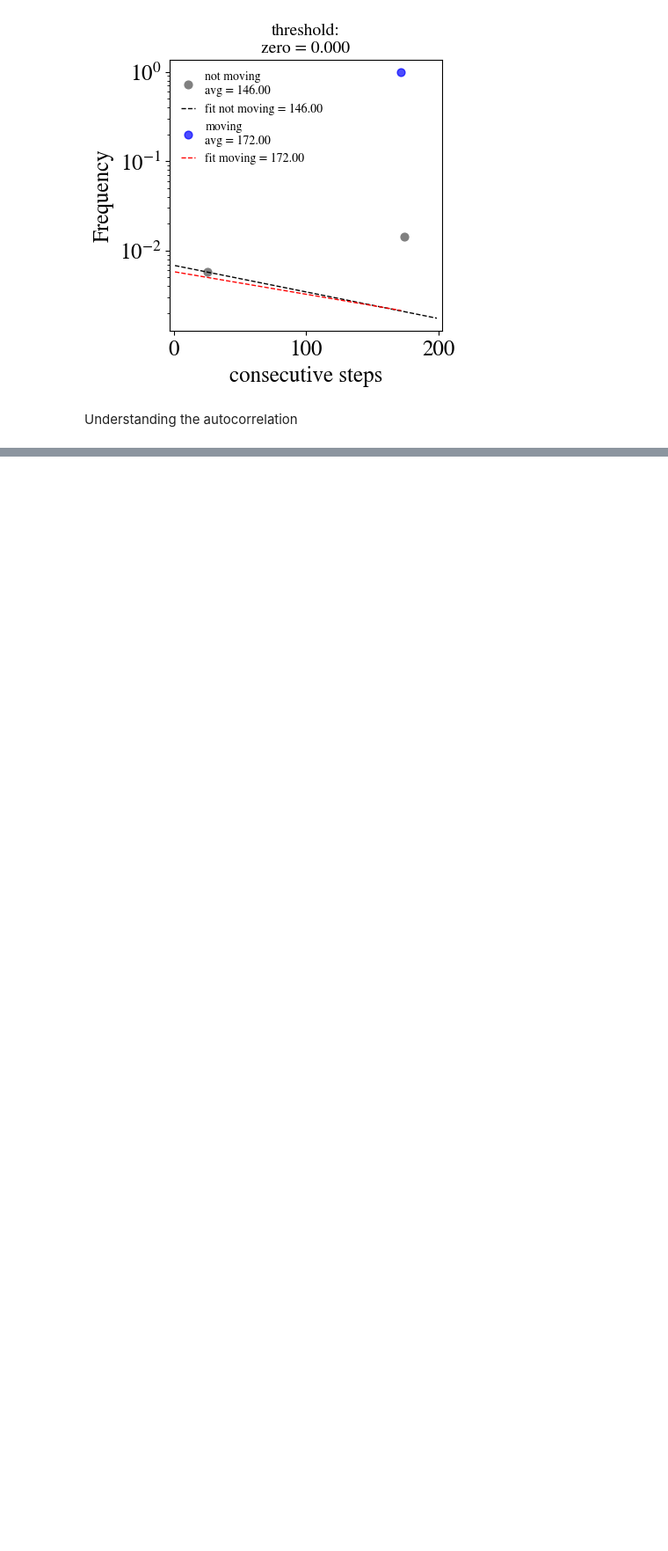
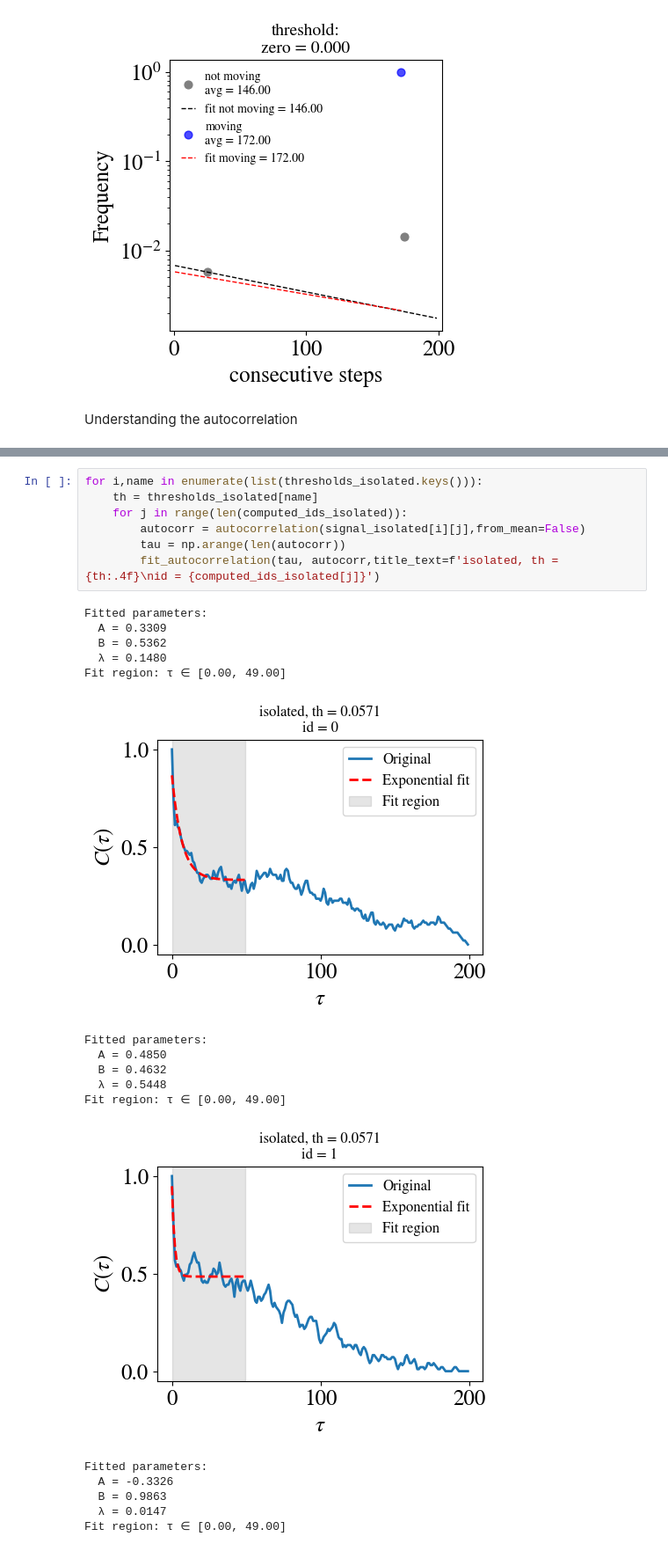
Before and after one commit to jannesantana/bacteria, a Jupyter notebook: threshold_analysis.ipynb, the cells around one changed output, grey strips where cells are left out. Shown at 88% size. Drawn from its saved outputs; the diff is of its cells as text; blank space fills up the shorter version.

```diff
--- a/threshold_analysis.ipynb
+++ b/threshold_analysis.ipynb
@@ -740,0 +782,25 @@ for i,name in enumerate(list(thresholds_isolated.keys())):
+# %%
+for i,name in enumerate(list(thresholds_isolated.keys())):
+    th = thresholds_isolated[name]
+    for j in range(len(computed_ids_isolated)):
+        autocorr = autocorrelation(signal_isolated[i][j],from_mean=False)
+        tau = np.arange(len(autocorr))
+        fit_autocorrelation(tau, autocorr,title_text=f'isolated, th = {th:.4f}\nid = {computed_ids_isolated[j]}')
+# %% [output]
+Fitted parameters:
+  A = 0.3309
+  B = 0.5362
+  λ = 0.1480
+Fit region: τ ∈ [0.00, 49.00]
+[figure, added]
+Fitted parameters:
+  A = 0.4850
+  B = 0.4632
+  λ = 0.5448
+Fit region: τ ∈ [0.00, 49.00]
+[figure, added]
+Fitted parameters:
+  A = -0.3326
+  B = 0.9863
+  λ = 0.0147
+Fit region: τ ∈ [0.00, 49.00]
```
Also changed, not shown: parts of 15 cells of this notebook, 1 other file.
